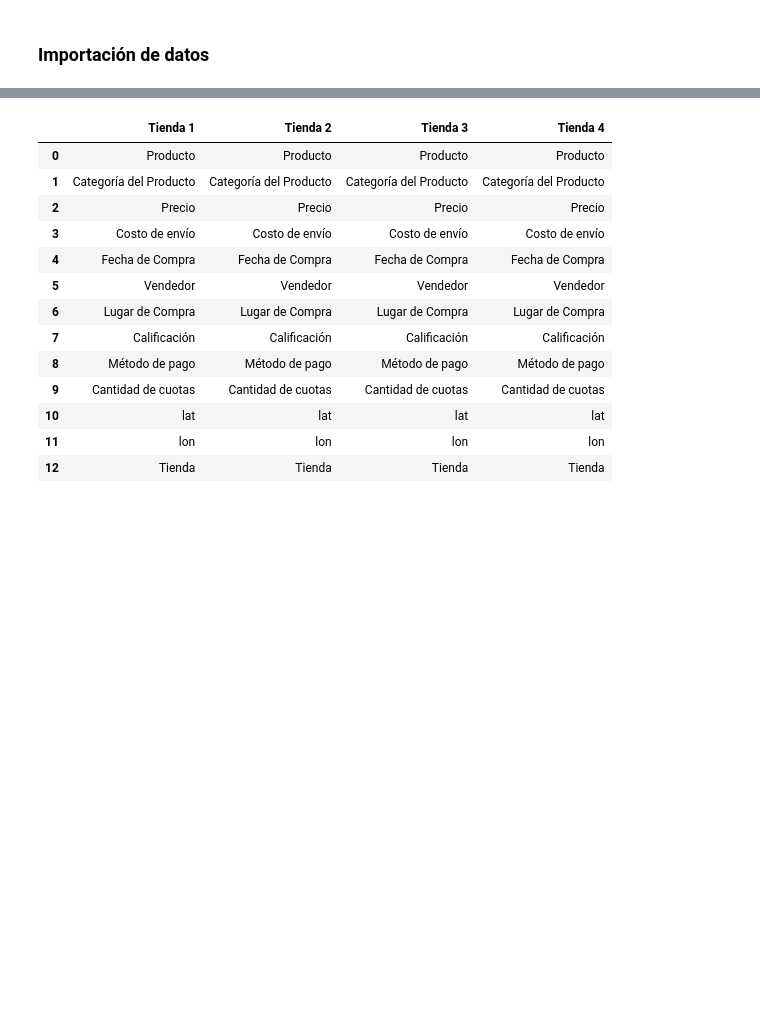
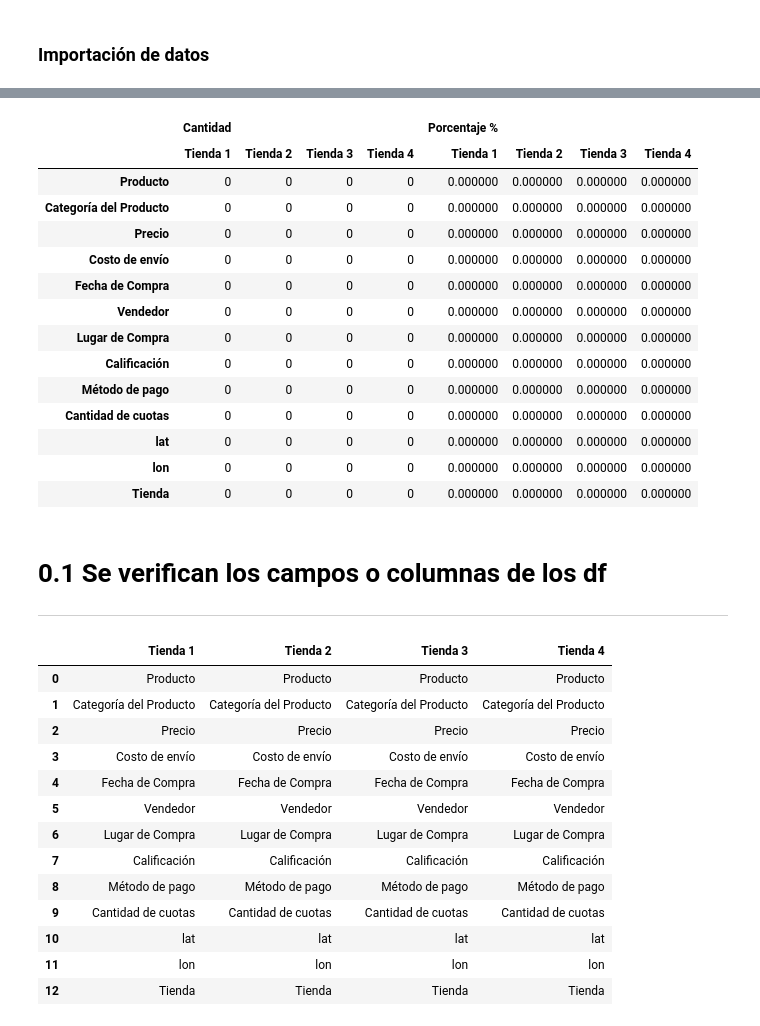
Before and after one commit to PaoloVerCoquimbo/Challenge_1_DataLover_Alura_Oracle_OneG9_08112025, a Jupyter notebook: AluraStoreLatam.ipynb, the cells around one changed output, grey strips where cells are left out. Drawn from its saved outputs; the diff is of its cells as text; code cells hidden in the pictures; blank space fills up the shorter version.

```diff
--- a/AluraStoreLatam.ipynb
+++ b/AluraStoreLatam.ipynb
@@ -39,3 +67,58 @@ tienda4['Tienda'] = 'Tienda 4'
+# %%
+#  Verificación de datos nulos en cantidad y porcentaje
+# Calcular nulos (cantidad) por tienda
+validacion_nulos = {
+    "Tienda 1": tienda1.isnull().sum(),
+    "Tienda 2": tienda2.isnull().sum(),
+    "Tienda 3": tienda3.isnull().sum(),
+    "Tienda 4": tienda4.isnull().sum()
+}
+
+# Crear DataFrame con la cantidad de nulos
+can_nulos = pd.DataFrame(validacion_nulos)
+
+# Calcular porcentaje por cada tienda según su número real de filas
+total_filas = {
+    "Tienda 1": len(tienda1),
+    "Tienda 2": len(tienda2),
+    "Tienda 3": len(tienda3),
+    "Tienda 4": len(tienda4)
+}
+
+# Crear DataFrame de porcentajes (cada tienda se divide por su total)
+porc_nulos = pd.DataFrame({
+    tienda: (can_nulos[tienda] / total_filas[tienda] * 100).round(2)
+    for tienda in can_nulos.columns
+})
+
+# Unir cantidad y porcentaje en una sola vista con estilo
+tabla_nulos = pd.concat(
+    [can_nulos, porc_nulos],
+    axis=1,
+    keys=["Cantidad", "Porcentaje %"]
+)
+
+# Mostrar con color degradado
+tabla_nulos.style.background_gradient(cmap='YlOrRd', axis=None)
+# %% [output]
+|  | Cantidad |  |  |  | Porcentaje % |  |  |  |
+|  | Tienda 1 | Tienda 2 | Tienda 3 | Tienda 4 | Tienda 1 | Tienda 2 | Tienda 3 | Tienda 4 |
+| Producto | 0 | 0 | 0 | 0 | 0.000000 | 0.000000 | 0.000000 | 0.000000 |
+| Categoría del Producto | 0 | 0 | 0 | 0 | 0.000000 | 0.000000 | 0.000000 | 0.000000 |
+| Precio | 0 | 0 | 0 | 0 | 0.000000 | 0.000000 | 0.000000 | 0.000000 |
+| Costo de envío | 0 | 0 | 0 | 0 | 0.000000 | 0.000000 | 0.000000 | 0.000000 |
+| Fecha de Compra | 0 | 0 | 0 | 0 | 0.000000 | 0.000000 | 0.000000 | 0.000000 |
+| Vendedor | 0 | 0 | 0 | 0 | 0.000000 | 0.000000 | 0.000000 | 0.000000 |
+| Lugar de Compra | 0 | 0 | 0 | 0 | 0.000000 | 0.000000 | 0.000000 | 0.000000 |
+| Calificación | 0 | 0 | 0 | 0 | 0.000000 | 0.000000 | 0.000000 | 0.000000 |
+| Método de pago | 0 | 0 | 0 | 0 | 0.000000 | 0.000000 | 0.000000 | 0.000000 |
+| Cantidad de cuotas | 0 | 0 | 0 | 0 | 0.000000 | 0.000000 | 0.000000 | 0.000000 |
+| lat | 0 | 0 | 0 | 0 | 0.000000 | 0.000000 | 0.000000 | 0.000000 |
+| lon | 0 | 0 | 0 | 0 | 0.000000 | 0.000000 | 0.000000 | 0.000000 |
+| Tienda | 0 | 0 | 0 | 0 | 0.000000 | 0.000000 | 0.000000 | 0.000000 |
+# %% [markdown]
+# 0.1 Se verifican los campos o columnas de los df
+---
 # %%
 # Verificamos los campos por los DF
 # Creamos un diccionario donde la clave es el nombre de la tienda
```
Also changed, not shown: parts of 6 cells of this notebook.
